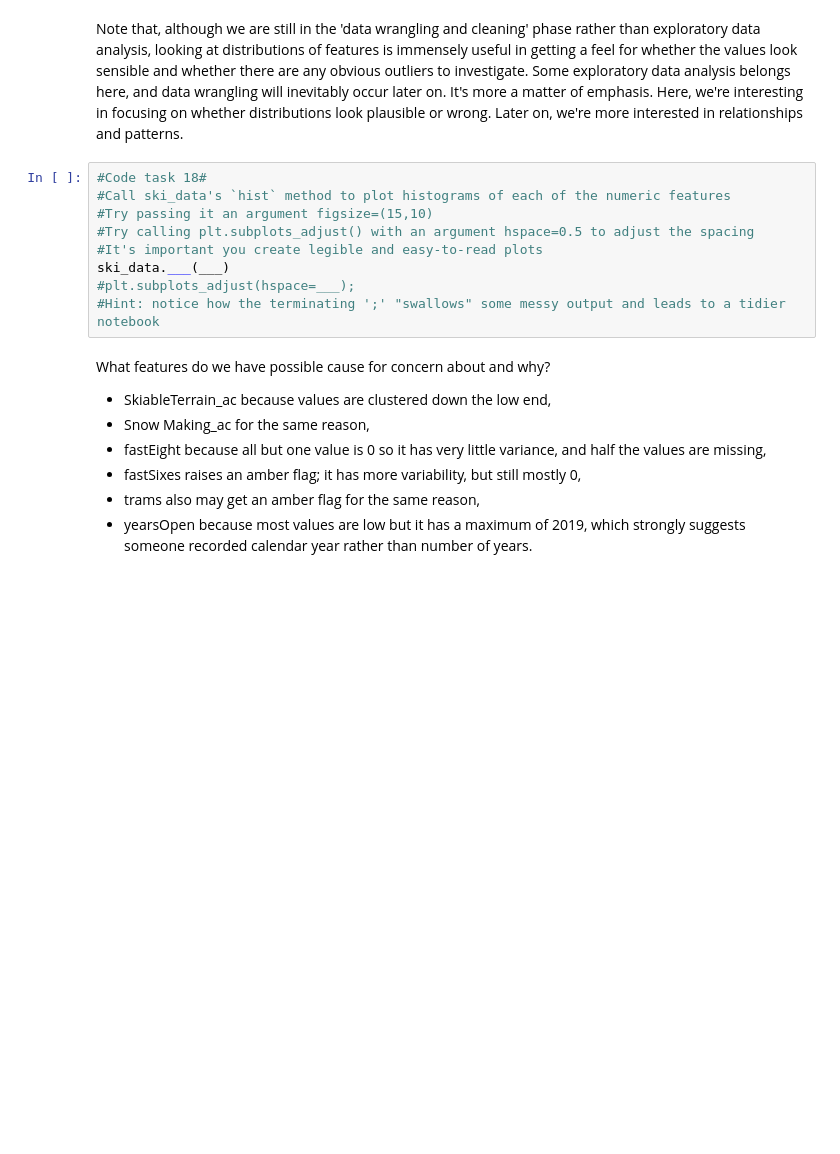
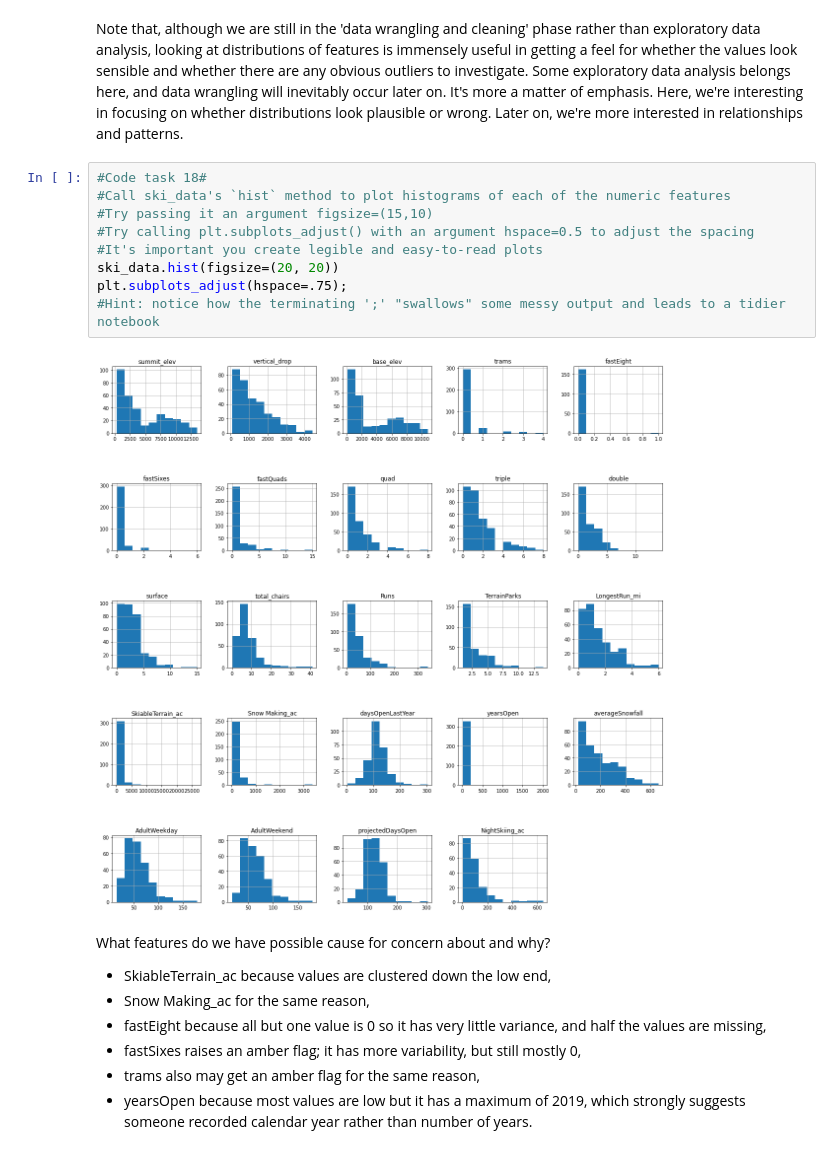
Before and after one commit to jharvey407/DataScienceGuidedCapstone, a Jupyter notebook: Step Two - Data Wrangling/02_data_wrangling.ipynb, the cells around one changed output. Drawn from its saved outputs; the diff is of its cells as text; blank space fills up the shorter version.

```diff
--- a/Step Two - Data Wrangling/02_data_wrangling.ipynb
+++ b/Step Two - Data Wrangling/02_data_wrangling.ipynb
@@ -495,12 +533,14 @@ Note that, although we are still in the 'data wrangling and cleaning' phase rath
 # %%
 #Code task 18#
 #Call ski_data's `hist` method to plot histograms of each of the numeric features
 #Try passing it an argument figsize=(15,10)
 #Try calling plt.subplots_adjust() with an argument hspace=0.5 to adjust the spacing
 #It's important you create legible and easy-to-read plots
-ski_data.___(___)
-#plt.subplots_adjust(hspace=___);
+ski_data.hist(figsize=(20, 20))
+plt.subplots_adjust(hspace=.75);
 #Hint: notice how the terminating ';' "swallows" some messy output and leads to a tidier notebook
+# %% [output]
+[figure, added]
 # %% [markdown]
 What features do we have possible cause for concern about and why?
 
```
Also changed, not shown: parts of 59 cells of this notebook, 2 other files.
